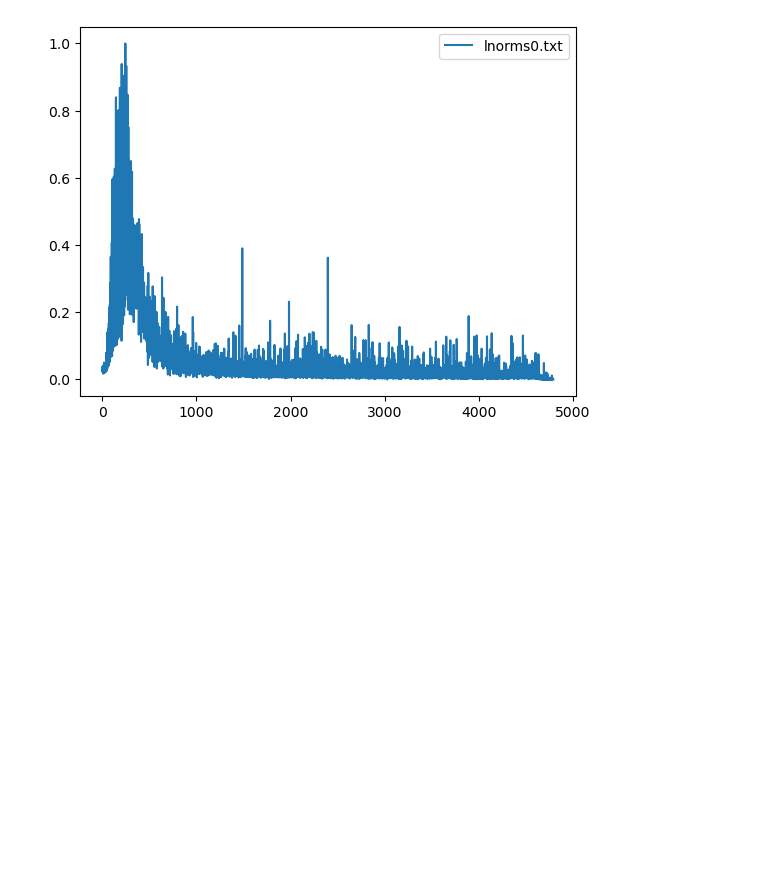
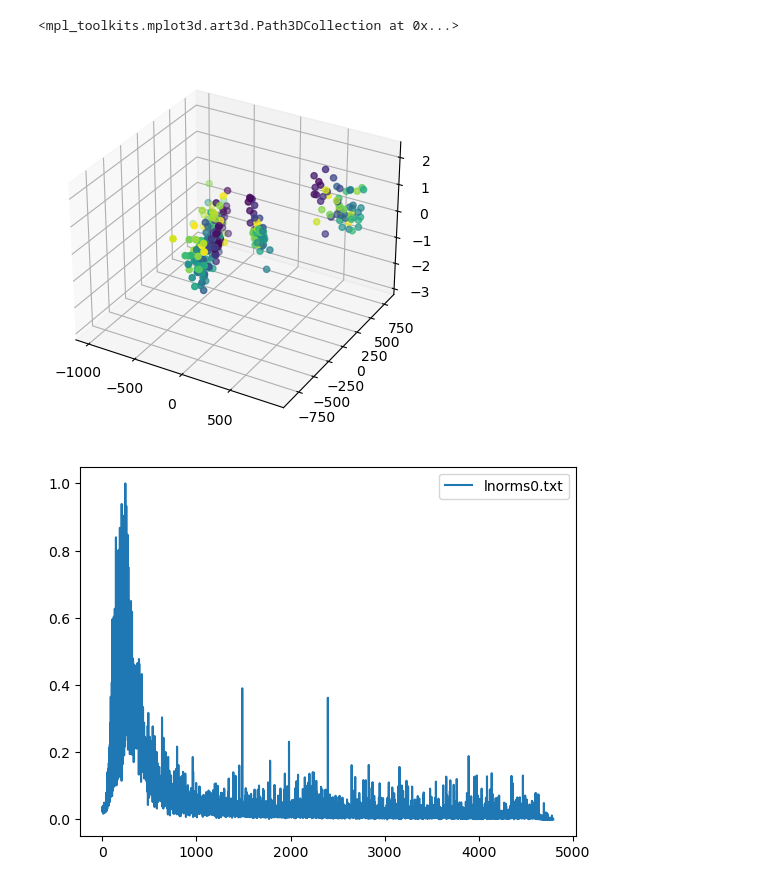
Before and after one commit to NicolasRR/OptML, a Jupyter notebook: explore.ipynb, the cells around one changed output. Saved outputs shown, nothing was run; the diff lists cells and outputs as text; code cells hidden in the pictures; blank space fills up the shorter version.

```diff
--- a/explore.ipynb
+++ b/explore.ipynb
@@ -27,3 +54,10 @@ files
+# %%
+fig = plt.figure()
+ax = fig.add_subplot(projection='3d')
+ax.scatter(data_pca[:, 0], data_pca[:, 1], data[:, 2],  c=np.arange(0, len(data)))
+# %% [output]
+<mpl_toolkits.mplot3d.art3d.Path3DCollection at 0x...>
+[figure, added]
 # %%
 for f in files:
     arr = np.loadtxt("./home/results/dnn_mnist_async/"+f)
```
Also changed, not shown: parts of 7 cells of this notebook.
